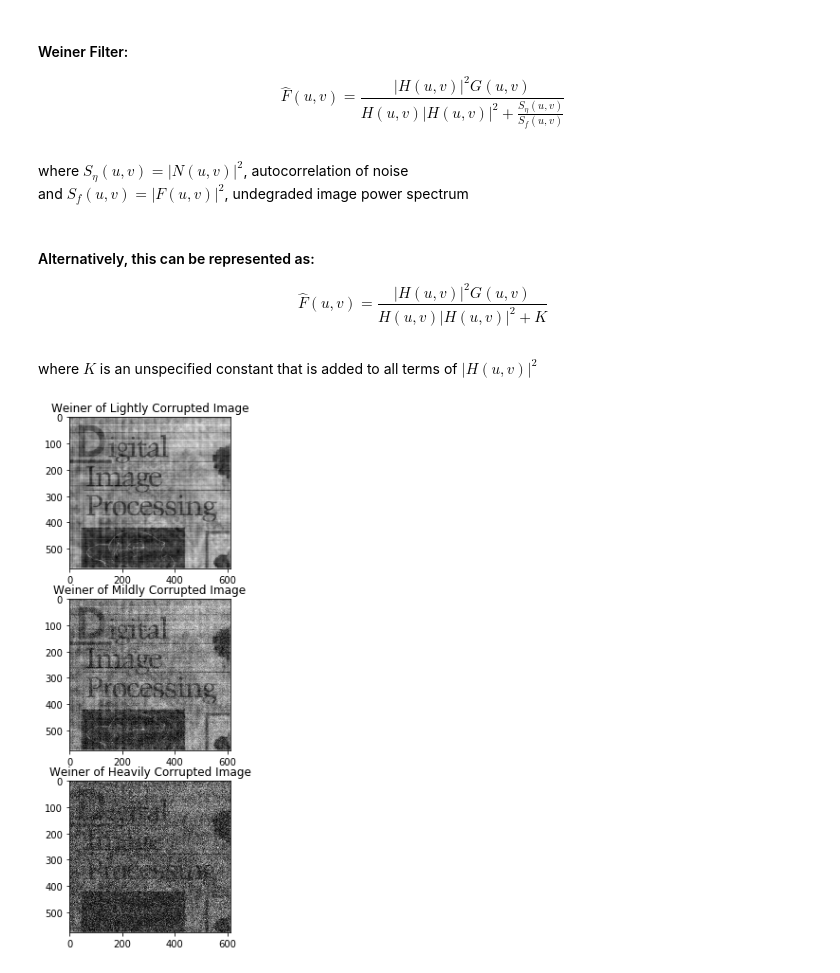
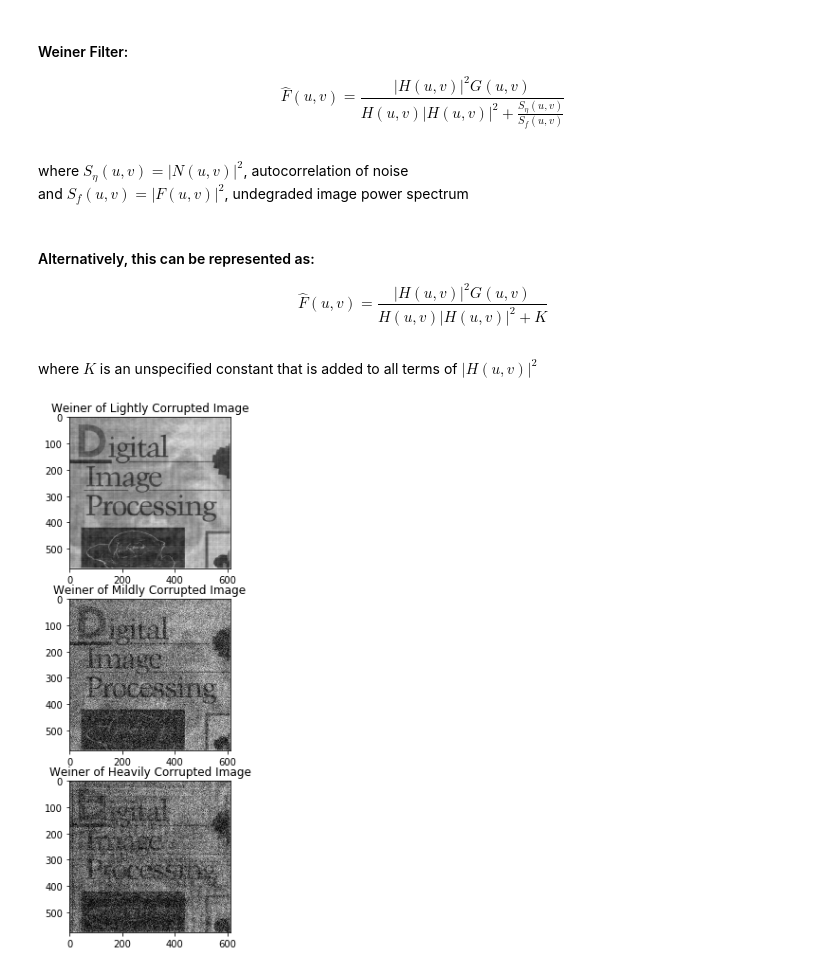
Before and after one commit to QasimWani/frequency_domain_filtering, a Jupyter notebook: motion_blur.ipynb, the cells around one changed output. Cells and saved outputs as stored; diff of their text form; code cells hidden in the pictures.

Commit message:
working commit weiner

```diff
--- a/motion_blur.ipynb
+++ b/motion_blur.ipynb
@@ -134,20 +138,36 @@ $$
 <br>
 where $K$ is an unspecified constant that is added to all terms of $\lvert H(u, v) \rvert^2$
 # %%
-def weiner(g, H=H,K=2.2e-8):
+def weiner(g, H=H,K=1e-20):
     """
     Restore an image using Weiner filter and output the image in the spatial domain.
     @Param:
     1. g - output from a degredation function (spatial domain)
     2. H - degradation function
     3. K - constant added to |H(u, v)|^2
     @Return:
     f_restored - output of applying weiner filter to restore degraded image, g.
     """
     G = np.fft.fftshift(np.fft.fft2(g)) #zero-center and calculate the fourier of degraded image, g.
     H_norm = np.abs(H)**2 #dot product of H_conj and H; alternatively, H.T @ H
     num = H_norm * G
     den = (H * H_norm) + K
     F_inverse = num/den
     f_restored = np.fft.ifft2(np.fft.ifftshift(F_inverse))
     return np.abs(f_restored)
+
+#---------------------------------------------------------------------------------------------#
+
+weiner_noisy_1 = weiner(noisy_1) #'lightly corrupted' image restoration via Weiner filter
+weiner_noisy_2 = weiner(noisy_2) #'midly corrupted' image restoration via Weiner filter
+weiner_noisy_3 = weiner(noisy_3, K=1e-7) #'heavily corrupted' image restoration via Weiner filter
+
+#---------------------------------------------------------------------------------------------#
+
+fig, (ax1, ax2, ax3) = plt.subplots(3, figsize=(10,10))
+ax1.imshow(weiner_noisy_1, "gray"), ax1.set_title("Weiner of Lightly Corrupted Image")
+ax2.imshow(weiner_noisy_2, "gray"), ax2.set_title("Weiner of Mildly Corrupted Image")
+ax3.imshow(weiner_noisy_3, "gray"), ax3.set_title("Weiner of Heavily Corrupted Image")
+plt.show()
+# %% [output]
+[figure, added]
@@ -158,8 +173,0 @@ weiner_noisy_3 = weiner(noisy_3) #'heavily corrupted' image restoration via Wein
-# %%
-fig, (ax1, ax2, ax3) = plt.subplots(3, figsize=(10,10))
-ax1.imshow(weiner_noisy_1, "gray"), ax1.set_title("Weiner of Lightly Corrupted Image")
-ax2.imshow(weiner_noisy_2, "gray"), ax2.set_title("Weiner of Mildly Corrupted Image")
-ax3.imshow(weiner_noisy_3, "gray"), ax3.set_title("Weiner of Heavily Corrupted Image")
-plt.show()
-# %% [output]
-[figure, removed]
```
Also changed, not shown: parts of 4 cells of this notebook.
